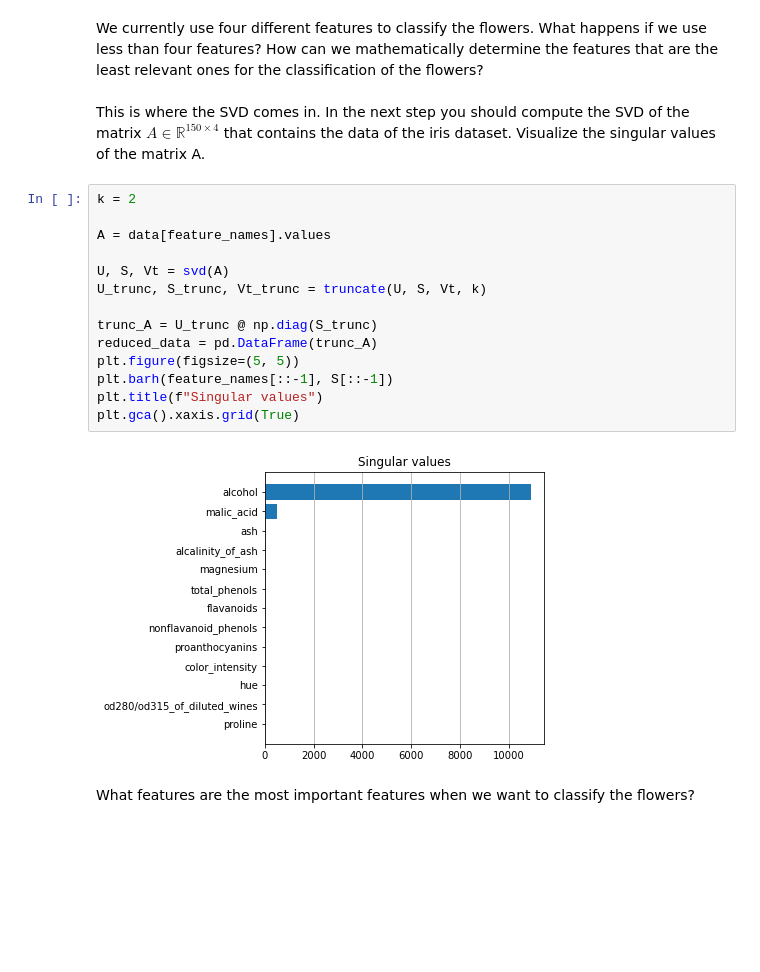
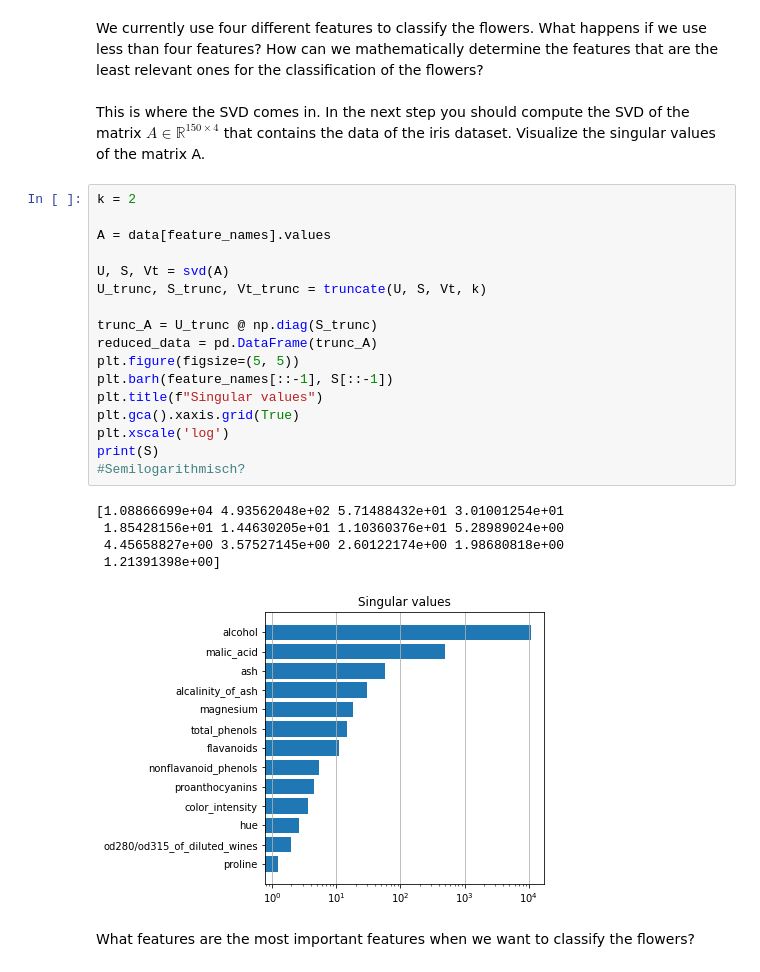
Before and after one commit to Saamuu/DataLab, a Jupyter notebook: DataLab/DataReduction_Wine.ipynb, the cells around one changed output. Saved outputs shown, nothing was run; the diff lists cells and outputs as text; blank space fills up the shorter version.

```diff
--- a/DataLab/DataReduction_Wine.ipynb
+++ b/DataLab/DataReduction_Wine.ipynb
@@ -149,19 +149,26 @@ This is where the SVD comes in. In the next step you should compute the SVD of t
 # %%
 k = 2
 
 A = data[feature_names].values
 
 U, S, Vt = svd(A)
 U_trunc, S_trunc, Vt_trunc = truncate(U, S, Vt, k)
 
 trunc_A = U_trunc @ np.diag(S_trunc)
 reduced_data = pd.DataFrame(trunc_A)
 plt.figure(figsize=(5, 5))
 plt.barh(feature_names[::-1], S[::-1])
 plt.title(f"Singular values")
 plt.gca().xaxis.grid(True)
+plt.xscale('log')
+print(S)
+#Semilogarithmisch?
 # %% [output]
+[1.08866699e+04 4.93562048e+02 5.71488432e+01 3.01001254e+01
+ 1.85428156e+01 1.44630205e+01 1.10360376e+01 5.28989024e+00
+ 4.45658827e+00 3.57527145e+00 2.60122174e+00 1.98680818e+00
+ 1.21391398e+00]
-[figure, old version]
+[figure, new version]
 # %% [markdown]
 What features are the most important features when we want to classify the flowers?
 # %%
```
